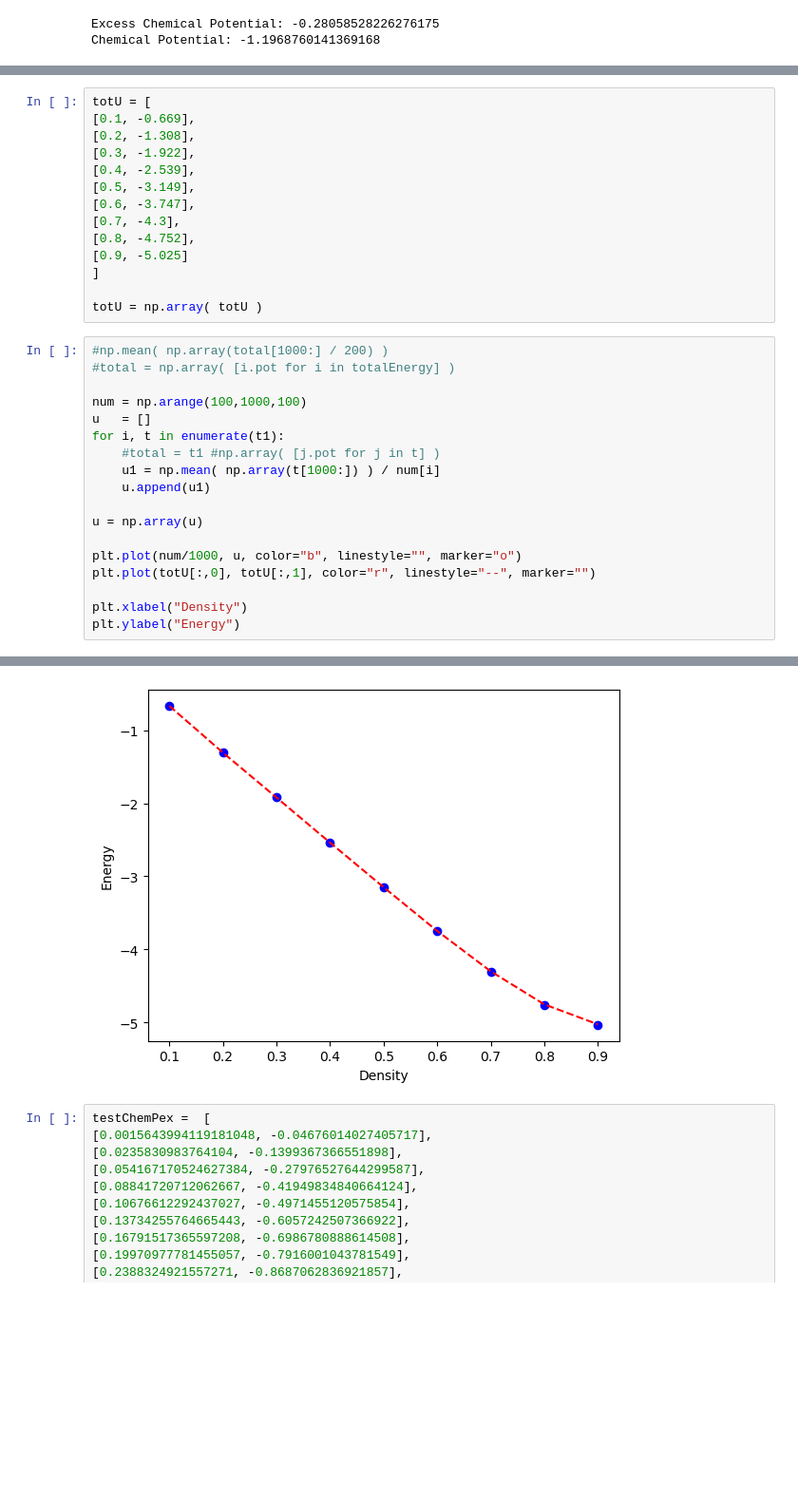
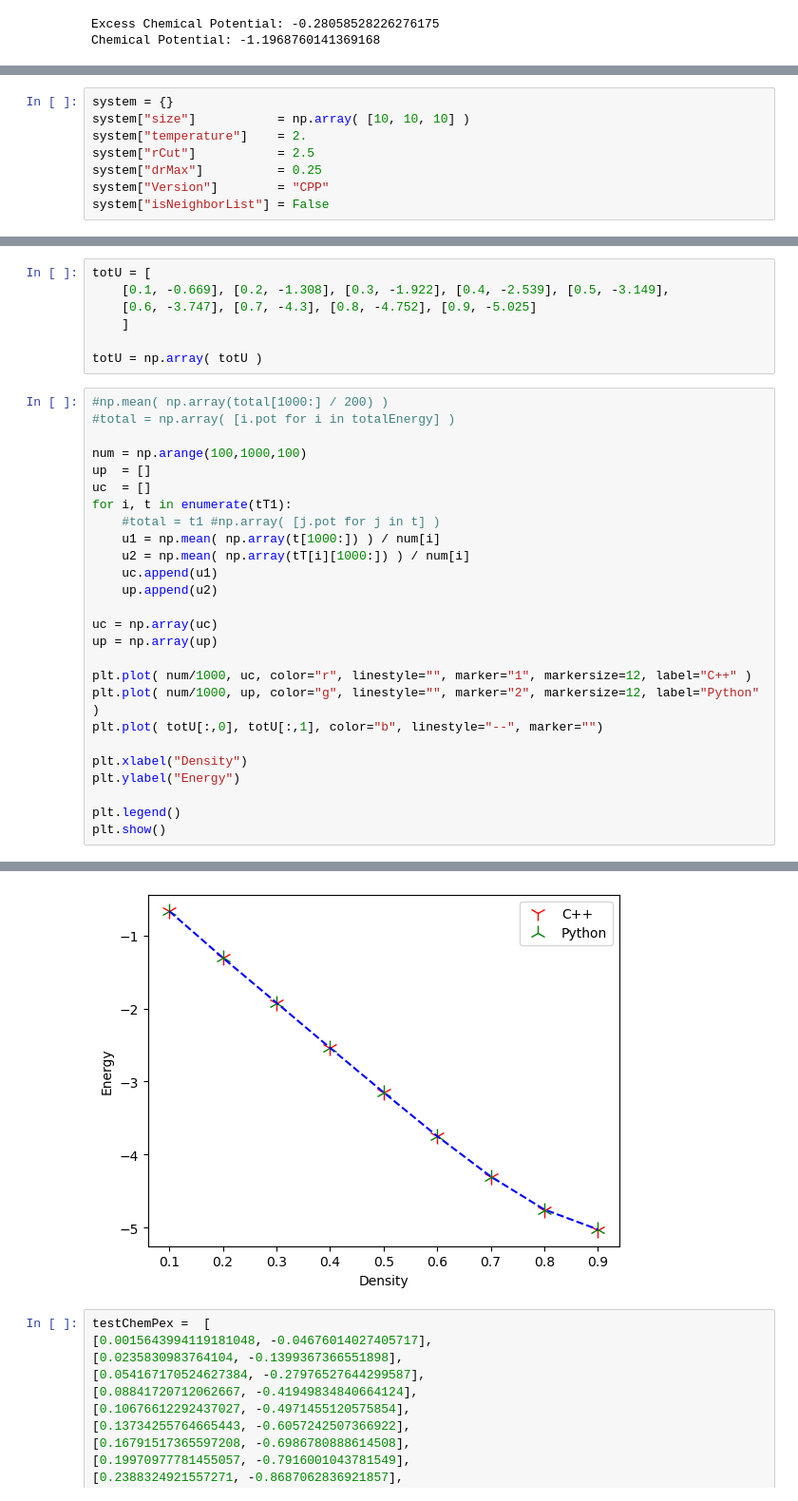
Before and after one commit to qiaochongzhi/MC_for_beginner, a Jupyter notebook: MC_NVT.ipynb, the cells around one changed output, grey strips where cells are left out. Shown at 95% size. Saved outputs shown, nothing was run; the diff lists cells and outputs as text; blank space fills up the shorter version.

```diff
--- a/MC_NVT.ipynb
+++ b/MC_NVT.ipynb
@@ -547,0 +95,8 @@ plt.plot(xTime, yTime, color="red", linestyle = "--", marker="p")
+# %%
+system = {}
+system["size"]           = np.array( [10, 10, 10] )
+system["temperature"]    = 2.
+system["rCut"]           = 2.5
+system["drMax"]          = 0.25
+system["Version"]        = "CPP"
+system["isNeighborList"] = False
@@ -563,15 +146,8 @@ Text(0, 0.5, 'Pressure')
 # %%
 totU = [
-[0.1, -0.669],
-[0.2, -1.308],
-[0.3, -1.922],
-[0.4, -2.539],
-[0.5, -3.149],
-[0.6, -3.747],
-[0.7, -4.3],
-[0.8, -4.752],
-[0.9, -5.025]
-]
+    [0.1, -0.669], [0.2, -1.308], [0.3, -1.922], [0.4, -2.539], [0.5, -3.149],
+    [0.6, -3.747], [0.7, -4.3], [0.8, -4.752], [0.9, -5.025]
+    ]
 
 totU = np.array( totU )
 # %%
@@ -579,17 +155,25 @@ totU = np.array( totU )
 #total = np.array( [i.pot for i in totalEnergy] )
 
 num = np.arange(100,1000,100)
-u   = []
-for i, t in enumerate(t1):
+up  = []
+uc  = []
+for i, t in enumerate(tT1):
     #total = t1 #np.array( [j.pot for j in t] )
     u1 = np.mean( np.array(t[1000:]) ) / num[i]
-    u.append(u1)
+    u2 = np.mean( np.array(tT[i][1000:]) ) / num[i]
+    uc.append(u1)
+    up.append(u2)
 
-u = np.array(u)
+uc = np.array(uc)
+up = np.array(up)
 
-plt.plot(num/1000, u, color="b", linestyle="", marker="o")
-plt.plot(totU[:,0], totU[:,1], color="r", linestyle="--", marker="")
+plt.plot( num/1000, uc, color="r", linestyle="", marker="1", markersize=12, label="C++" )
+plt.plot( num/1000, up, color="g", linestyle="", marker="2", markersize=12, label="Python" )
+plt.plot( totU[:,0], totU[:,1], color="b", linestyle="--", marker="")
 
 plt.xlabel("Density")
 plt.ylabel("Energy")
+
+plt.legend()
+plt.show()
 # %% [output]
@@ -597,4 +180,4 @@ Text(0, 0.5, 'Energy')
-[figure, old version]
+[figure, new version]
 # %%
 testChemPex =  [
 [0.0015643994119181048, -0.04676014027405717],
```
Also changed, not shown: parts of 33 cells of this notebook, 4 other files.
